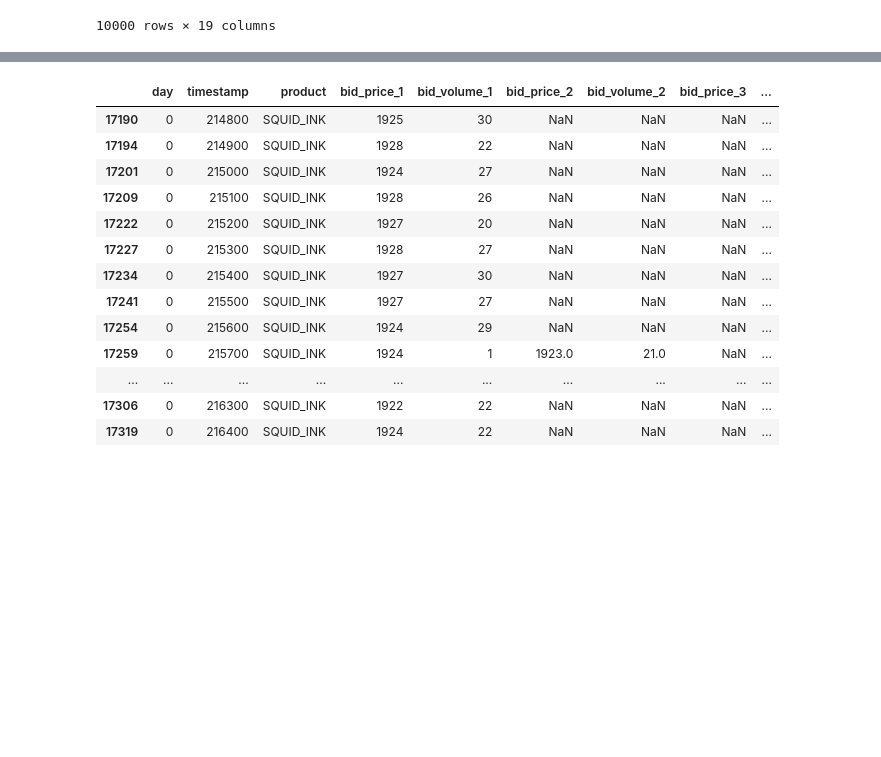
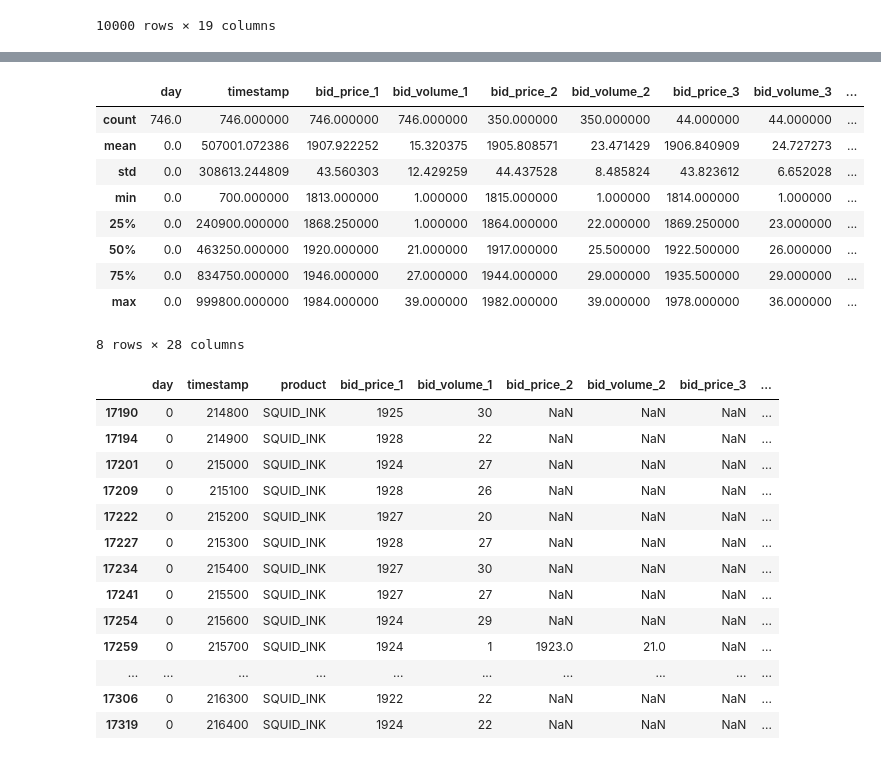
Before and after one commit to Edwin-yin/imc-prosperity-2, a Jupyter notebook: round1_new/ink_research.ipynb, the cells around one changed output, grey strips where cells are left out. Saved outputs shown, nothing was run; the diff lists cells and outputs as text; code cells hidden in the pictures; blank space fills up the shorter version.

```diff
--- a/round1_new/ink_research.ipynb
+++ b/round1_new/ink_research.ipynb
@@ -255,3 +258,16 @@ original_df_ink[original_df_ink['ret1']<-0.001]
+# %%
+df_ink[df_ink['ret1']<-0.001].describe()
+# %% [output]
+|  | day | timestamp | bid_price_1 | bid_volume_1 | bid_price_2 | bid_volume_2 | bid_price_3 | bid_volume_3 | ... |
+| count | 746.0 | 746.000000 | 746.000000 | 746.000000 | 350.000000 | 350.000000 | 44.000000 | 44.000000 | ... |
+| mean | 0.0 | 507001.072386 | 1907.922252 | 15.320375 | 1905.808571 | 23.471429 | 1906.840909 | 24.727273 | ... |
+| std | 0.0 | 308613.244809 | 43.560303 | 12.429259 | 44.437528 | 8.485824 | 43.823612 | 6.652028 | ... |
+| min | 0.0 | 700.000000 | 1813.000000 | 1.000000 | 1815.000000 | 1.000000 | 1814.000000 | 1.000000 | ... |
+| 25% | 0.0 | 240900.000000 | 1868.250000 | 1.000000 | 1864.000000 | 22.000000 | 1869.250000 | 23.000000 | ... |
+| 50% | 0.0 | 463250.000000 | 1920.000000 | 21.000000 | 1917.000000 | 25.500000 | 1922.500000 | 26.000000 | ... |
+| 75% | 0.0 | 834750.000000 | 1946.000000 | 27.000000 | 1944.000000 | 29.000000 | 1935.500000 | 29.000000 | ... |
+| max | 0.0 | 999800.000000 | 1984.000000 | 39.000000 | 1982.000000 | 39.000000 | 1978.000000 | 36.000000 | ... |
+8 rows × 28 columns
 # %%
 original_df_ink.iloc[2158-10:2158+10]
 # %% [output]
```
Also changed, not shown: parts of 7 cells of this notebook, 23 other files.
